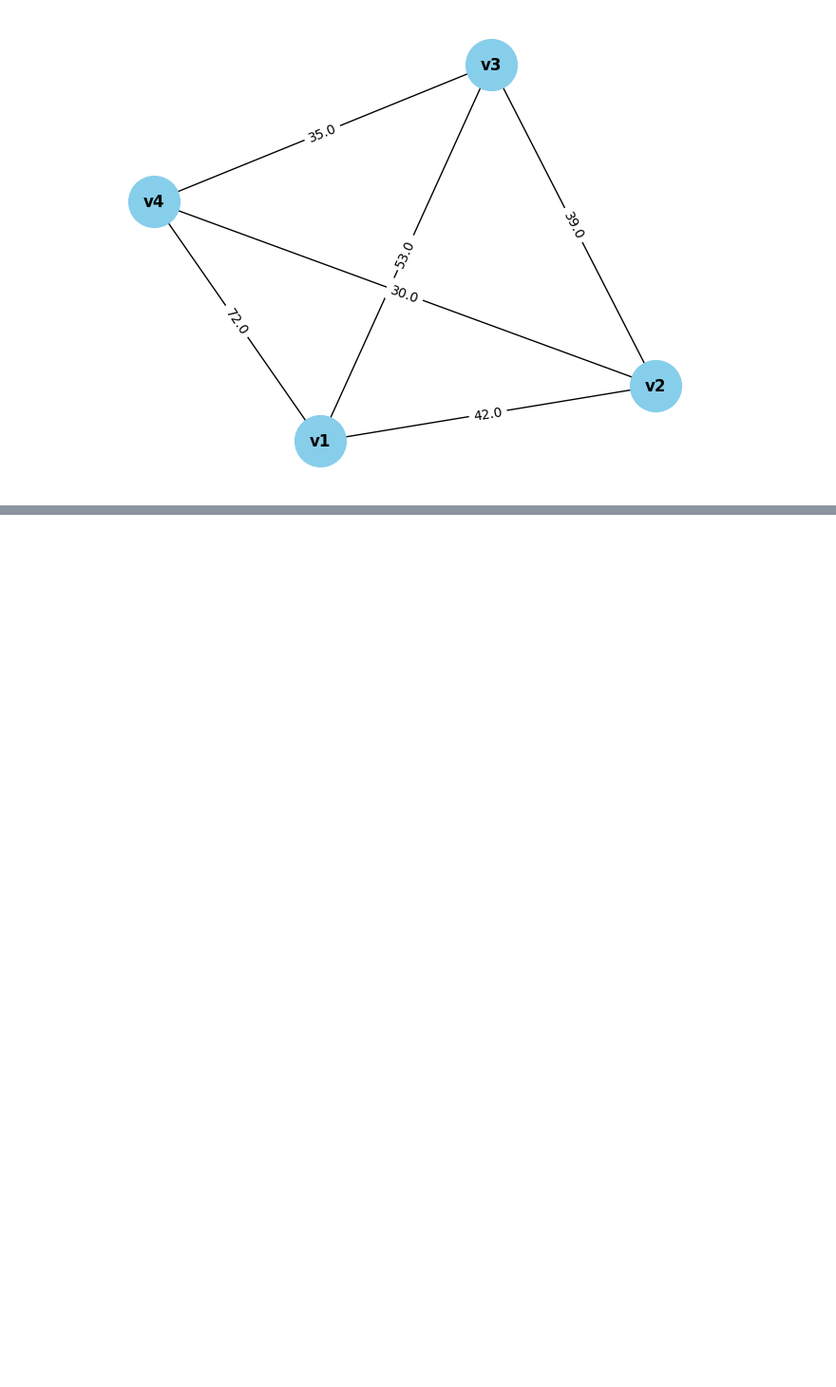
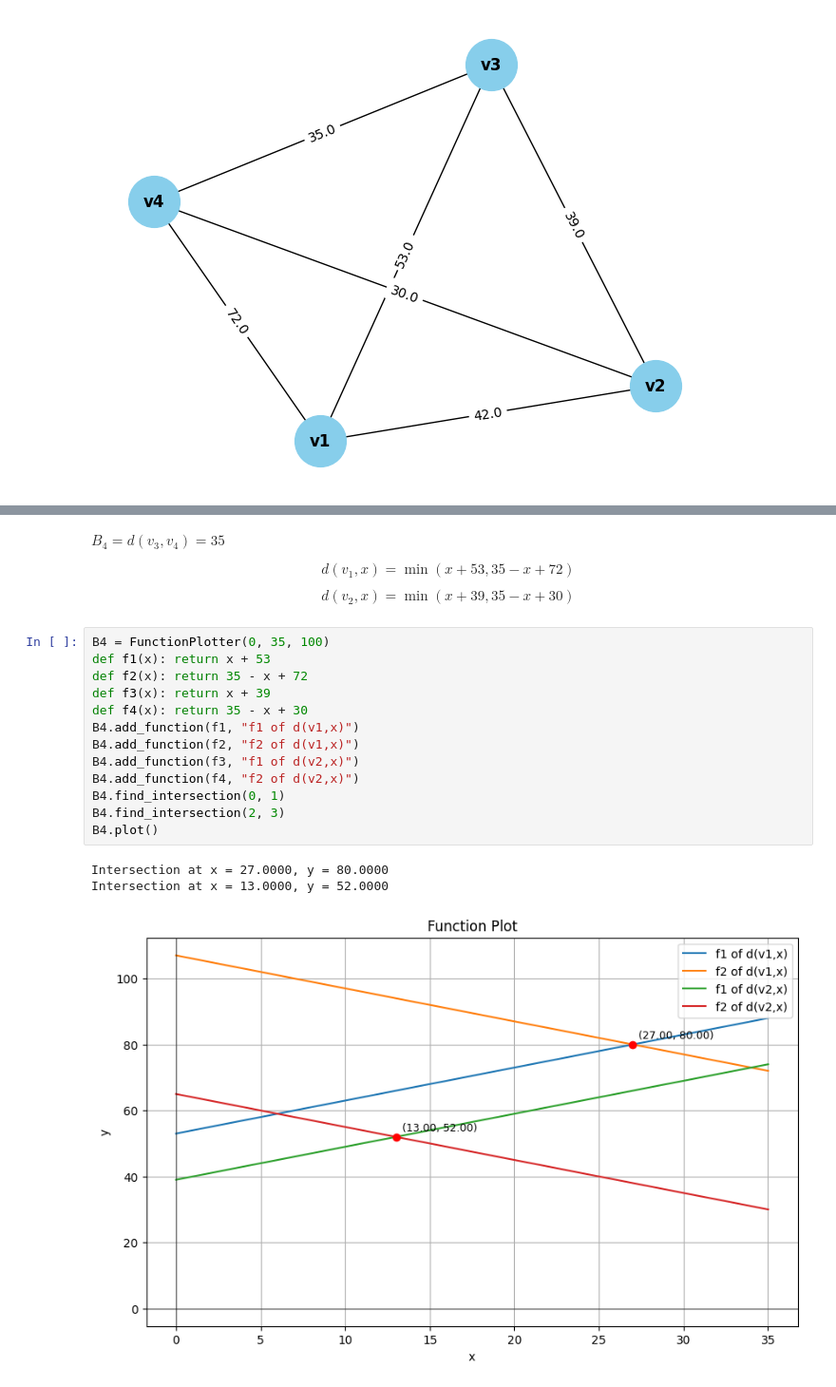
Before and after one commit to Bancie/thuhoach.nckh, a Jupyter notebook: ipynb/location/VDMH Single Center.ipynb, the cells around one changed output, grey strips where cells are left out. Shown: that part at 95% size. Saved outputs shown, nothing was run; the diff lists cells and outputs as text; blank space fills up the shorter version.

```diff
--- a/ipynb/location/VDMH Single Center.ipynb
+++ b/ipynb/location/VDMH Single Center.ipynb
@@ -109,0 +137,27 @@ Intersection at x = 25.0000, y = 67.0000
+# %% [markdown]
+$B_4 = d(v_3, v_4) = 35$
+
+$$
+d(v_1, x) = \min (x + 53, 35-x+72)
+$$
+
+$$
+d(v_2, x) = \min (x + 39, 35-x+30)
+$$
+# %%
+B4 = FunctionPlotter(0, 35, 100)
+def f1(x): return x + 53
+def f2(x): return 35 - x + 72
+def f3(x): return x + 39
+def f4(x): return 35 - x + 30
+B4.add_function(f1, "f1 of d(v1,x)")
+B4.add_function(f2, "f2 of d(v1,x)")
+B4.add_function(f3, "f1 of d(v2,x)")
+B4.add_function(f4, "f2 of d(v2,x)")
+B4.find_intersection(0, 1)
+B4.find_intersection(2, 3)
+B4.plot()
+# %% [output]
+Intersection at x = 27.0000, y = 80.0000
+Intersection at x = 13.0000, y = 52.0000
+[figure, added]
```
Also changed, not shown: parts of 11 cells of this notebook, 7 other files.
